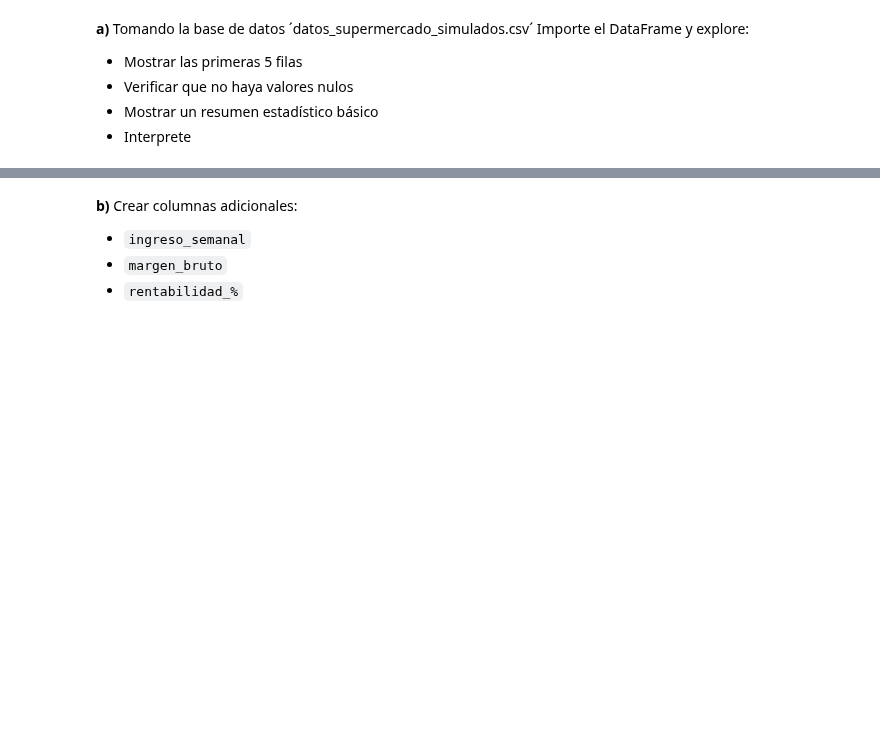
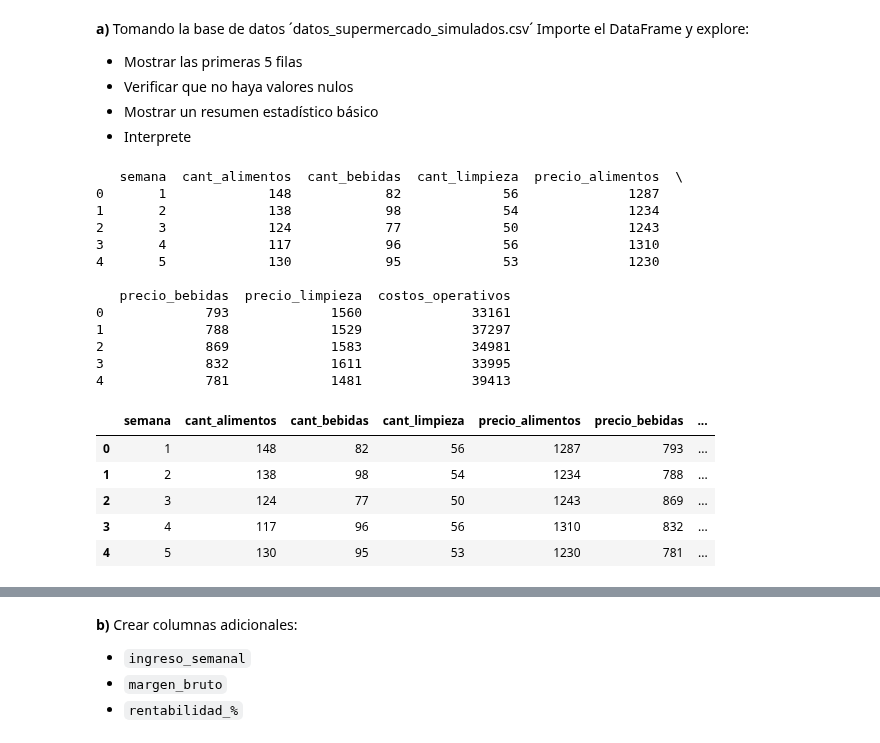
Before and after one commit to alexballera/laboratorio-datos-fce, a Jupyter notebook: final/ballera-919064-ExamenFinal.ipynb, the cells around one changed output, grey strips where cells are left out. Saved outputs shown, nothing was run; the diff lists cells and outputs as text; code cells hidden in the pictures; blank space fills up the shorter version.

```diff
--- a/final/ballera-919064-ExamenFinal.ipynb
+++ b/final/ballera-919064-ExamenFinal.ipynb
@@ -83,0 +86,25 @@ Una cadena de supermercados analiza las ventas de 3 categorías de productos (Al
+# %%
+# Importo los datos desde el archivo y muestro las primeros 5 filas
+df = pd.read_csv('./datos_supermercado_simulados.csv')
+print(df.head())
+df.head()
+# %% [output]
+   semana  cant_alimentos  cant_bebidas  cant_limpieza  precio_alimentos  \
+0       1             148            82             56              1287
+1       2             138            98             54              1234
+2       3             124            77             50              1243
+3       4             117            96             56              1310
+4       5             130            95             53              1230
+
+   precio_bebidas  precio_limpieza  costos_operativos
+0             793             1560              33161
+1             788             1529              37297
+2             869             1583              34981
+3             832             1611              33995
+4             781             1481              39413
+|  | semana | cant_alimentos | cant_bebidas | cant_limpieza | precio_alimentos | precio_bebidas | ... |
+| 0 | 1 | 148 | 82 | 56 | 1287 | 793 | ... |
+| 1 | 2 | 138 | 98 | 54 | 1234 | 788 | ... |
+| 2 | 3 | 124 | 77 | 50 | 1243 | 869 | ... |
+| 3 | 4 | 117 | 96 | 56 | 1310 | 832 | ... |
+| 4 | 5 | 130 | 95 | 53 | 1230 | 781 | ... |
```
Also changed, not shown: parts of 42 cells of this notebook, 1 other file.
